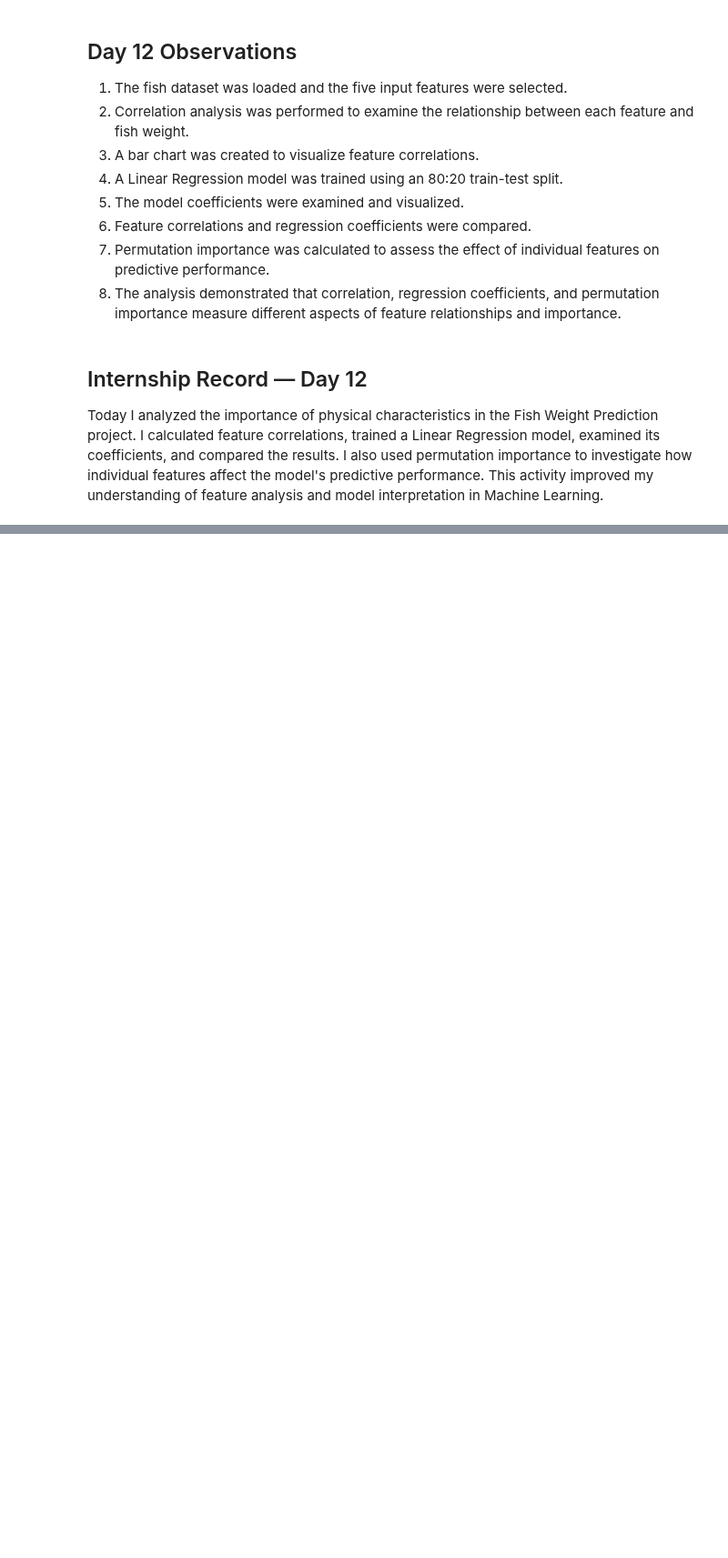
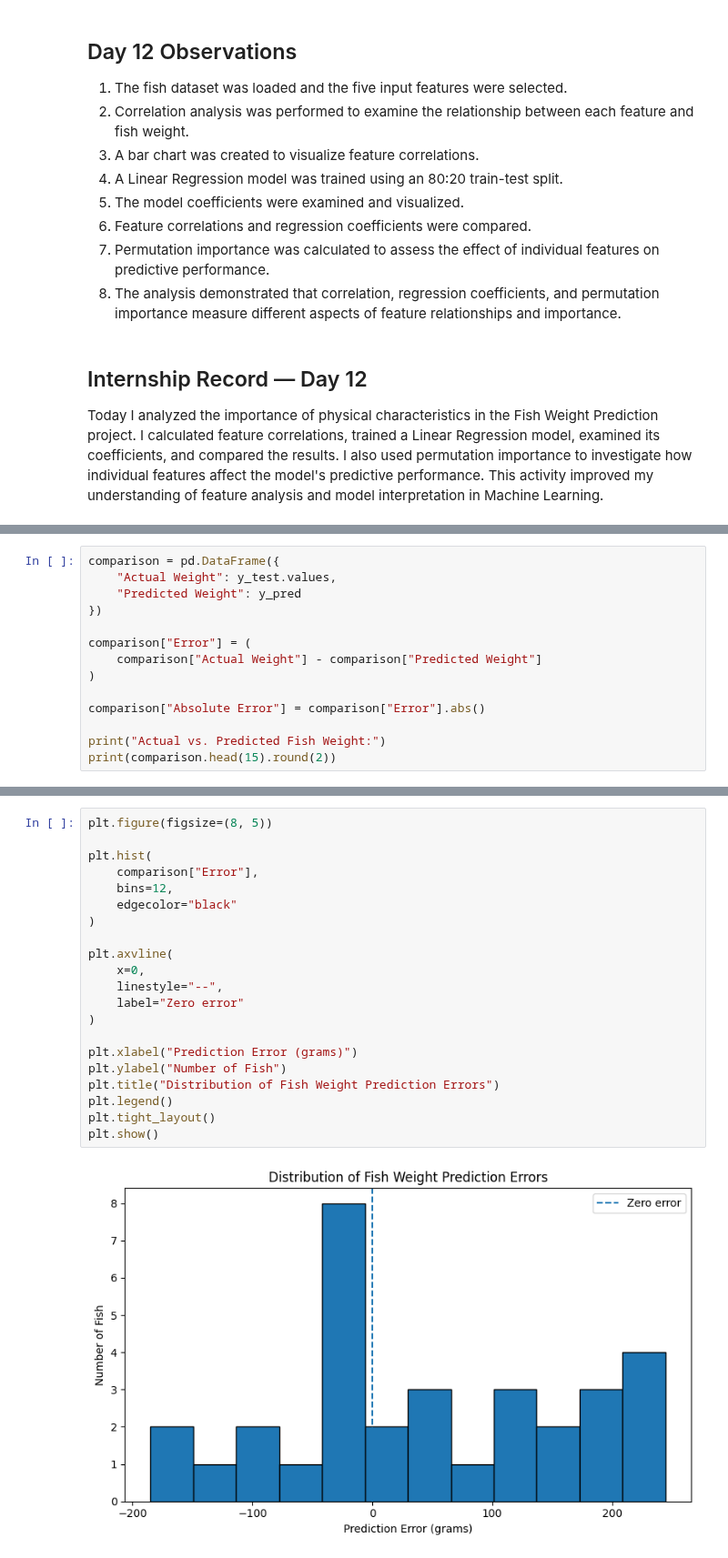
Before and after one commit to abhipsa29-cloud/Fish-Weight-Prediction, a Jupyter notebook: Fish_Weight_Prediction.ipynb, the cells around one changed output, grey strips where cells are left out. Shown at 91% size. Drawn from its saved outputs; the diff is of its cells as text; blank space fills up the shorter version.

```diff
--- a/Fish_Weight_Prediction.ipynb
+++ b/Fish_Weight_Prediction.ipynb
@@ -2393,0 +2489,14 @@ Today I analyzed the importance of physical characteristics in the Fish Weight P
+# %%
+comparison = pd.DataFrame({
+    "Actual Weight": y_test.values,
+    "Predicted Weight": y_pred
+})
+
+comparison["Error"] = (
+    comparison["Actual Weight"] - comparison["Predicted Weight"]
+)
+
+comparison["Absolute Error"] = comparison["Error"].abs()
+
+print("Actual vs. Predicted Fish Weight:")
+print(comparison.head(15).round(2))
@@ -2393,0 +2622,23 @@ Today I analyzed the importance of physical characteristics in the Fish Weight P
+# %%
+plt.figure(figsize=(8, 5))
+
+plt.hist(
+    comparison["Error"],
+    bins=12,
+    edgecolor="black"
+)
+
+plt.axvline(
+    x=0,
+    linestyle="--",
+    label="Zero error"
+)
+
+plt.xlabel("Prediction Error (grams)")
+plt.ylabel("Number of Fish")
+plt.title("Distribution of Fish Weight Prediction Errors")
+plt.legend()
+plt.tight_layout()
+plt.show()
+# %% [output]
+[figure, added]
```
Also changed, not shown: parts of 22 cells of this notebook.
